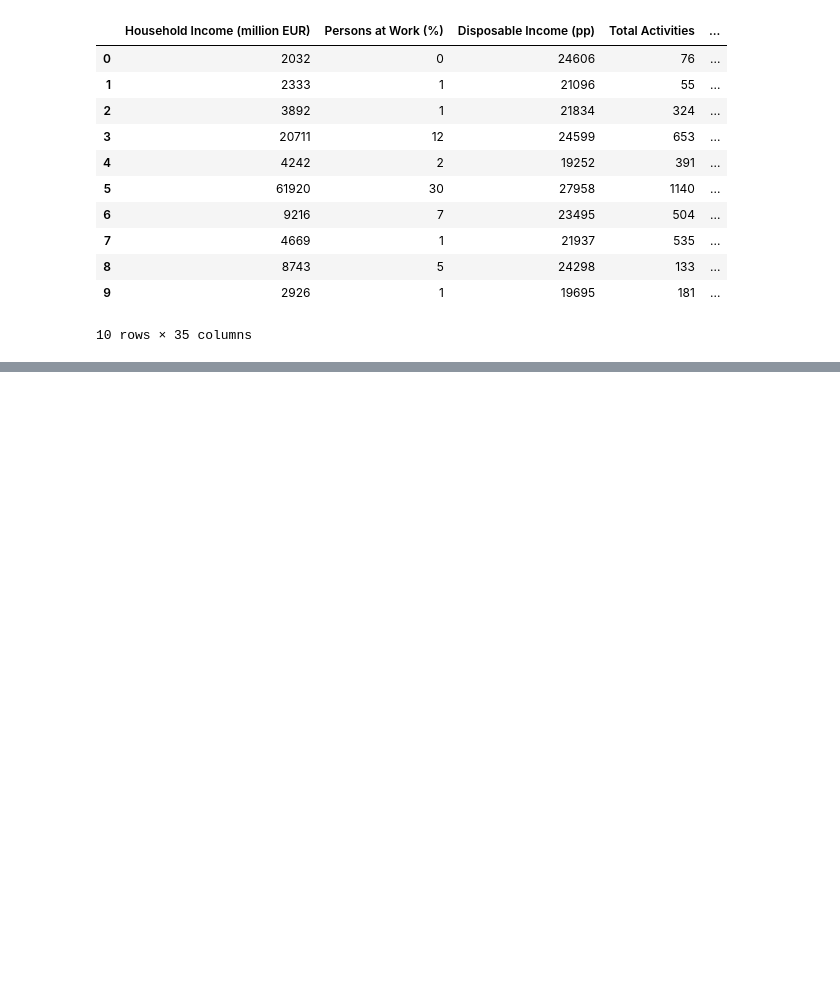
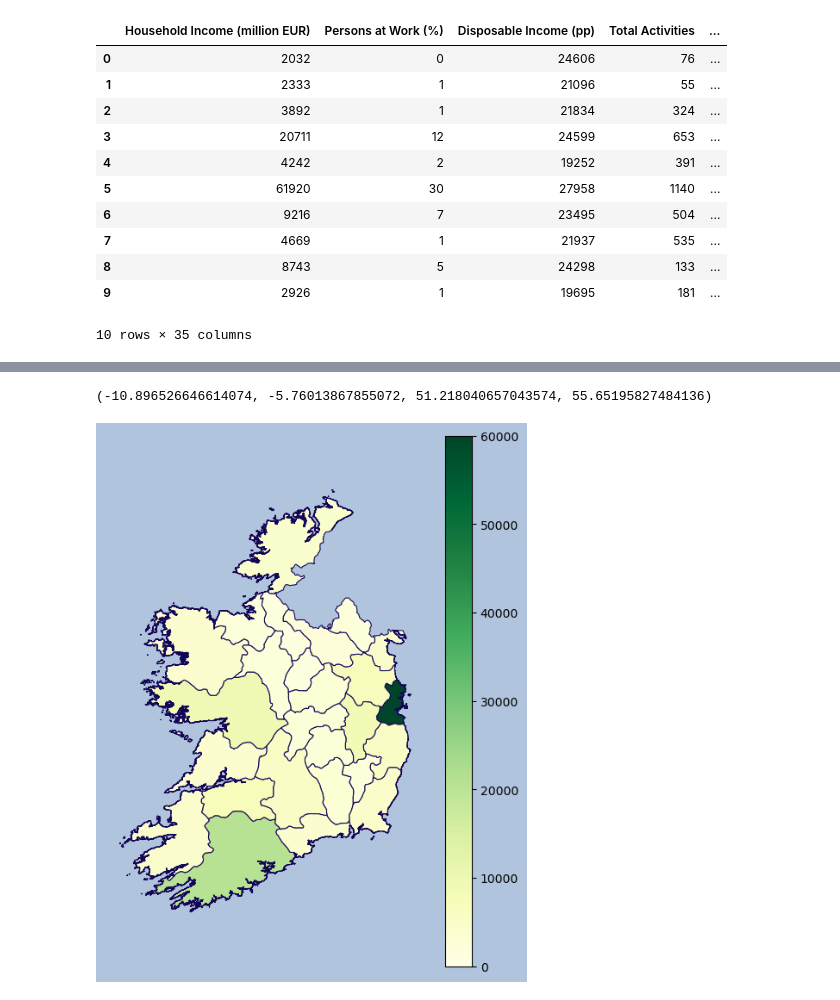
Before and after one commit to sbs22014/CA1_TourismIreland_MscDA, a Jupyter notebook: Data Clean and Merge for Project - 1.ipynb, the cells around one changed output, grey strips where cells are left out. Cells and saved outputs as stored; diff of their text form; code cells hidden in the pictures; blank space fills up the shorter version.

```diff
--- a/Data Clean and Merge for Project - 1.ipynb
+++ b/Data Clean and Merge for Project - 1.ipynb
@@ -1415,0 +1624,4 @@ num_ohe_df.head(10)
+# %%
+# Load in non-encoded County dataframe for visualisations
+
+df = pd.read_csv("num_ohe_df.csv")
@@ -1415,0 +1637,5 @@ num_ohe_df.head(10)
+# %%
+# Read in map of Republic of Ireland
+
+ROI_map= gpd.read_file('IRL_adm1.shp')
+ROI_map.NAME_1
@@ -1415,0 +1660,5 @@ num_ohe_df.head(10)
+# %%
+# Rename 'Laoighis' to 'Laois'
+
+# Assuming df is your DataFrame
+ROI_map['NAME_1'] = ROI_map['NAME_1'].replace('Laoighis', 'Laois')
@@ -1415,0 +1706,17 @@ num_ohe_df.head(10)
+# %%
+# Join our two dataframes on the common 'County' value index
+
+# Set map index to Counties
+ROI_map=ROI_map.set_index('NAME_1')
+
+# Set dataframe index to Counties
+df=df.set_index('County')
+
+# Join map to our df and save into a new df (df2)
+df2= ROI_map.join(df)
+
+# Set Name_1 (County list) to index of our new dataframe
+df2['name1'] = df2.index
+
+# Print total head to test
+df2.head(26)
@@ -1415,0 +1765,12 @@ num_ohe_df.head(10)
+# %%
+#Range of variable you use as map color (lowest to highest)
+vmin, vmax = 0, 60000
+
+# Subplot colour background and specs
+fig, ax = plt.subplots(figsize=(6,8),facecolor='lightsteelblue')
+fig=df2.plot(column='Household Income (million EUR)', cmap='YlGn', linewidth=0.8, ax=ax, edgecolor='#140656',facecolor='lightslategray',vmin=vmin, vmax=vmax,
+legend=True, norm=plt.Normalize(vmin=vmin, vmax=vmax))
+ax.axis('off')
+# %% [output]
+(-10.896526646614074, -5.76013867855072, 51.218040657043574, 55.65195827484136)
+[figure, added]
```
Also changed, not shown: parts of 44 cells of this notebook, 18 other files.
